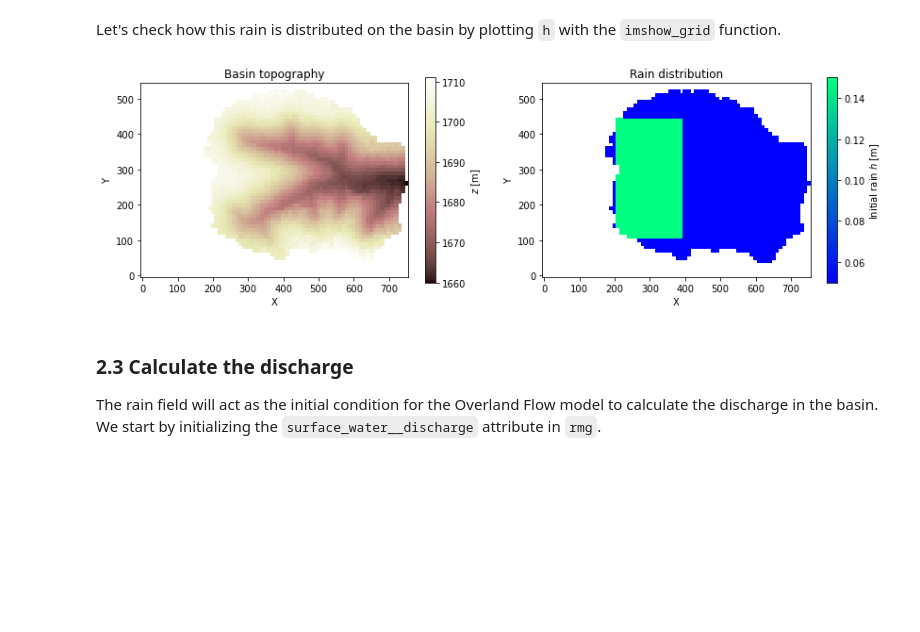
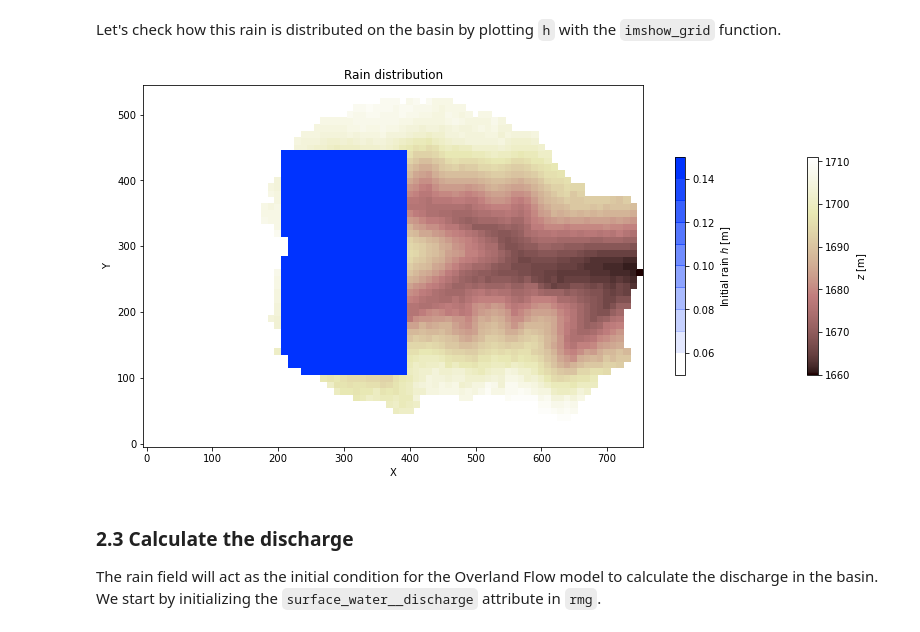
Before and after one commit to espin-2020/fluvial, a Jupyter notebook: fluvial_group_clean.ipynb, the cells around one changed output. Drawn from its saved outputs; the diff is of its cells as text; code cells hidden in the pictures; blank space fills up the shorter version.

```diff
--- a/fluvial_group_clean.ipynb
+++ b/fluvial_group_clean.ipynb
@@ -406,23 +375,10 @@ bools = (rmg.node_y > 100)*(rmg.node_y < 450)*(rmg.node_x < 400)*(rmg.node_x > 2
 h[bools] = 0.15 #initial water depth m
 # %% [markdown]
 Let's check how this rain is distributed on the basin by plotting `h` with the `imshow_grid` function.
-# %%
-plt.figure(figsize=(14,8))
-plt.subplot(1,2,1)
-imshow_grid(rmg, 'topographic__elevation',\
-            plot_name="Basin topography",\
-            color_for_closed=None,\
-            colorbar_label="$z$ [m]",\
-            output=None,shrink=0.5)
-plt.subplot(1,2,2)
-imshow_grid(rmg, h,\
-            plot_name="Rain distribution",\
-            color_for_closed=None,\
-            colorbar_label="Initial rain $h$ [m]",\
-            cmap="winter",output=None,shrink=0.5)
-plt.show()
-# %% [output]
-[figure, removed]
+# %%
+fv.plot_storm(rmg,h)
+# %% [output]
+[figure, added]
 # %% [markdown]
 ### 2.3 Calculate the discharge
 
```
Also changed, not shown: parts of 9 cells of this notebook, 2 other files.
